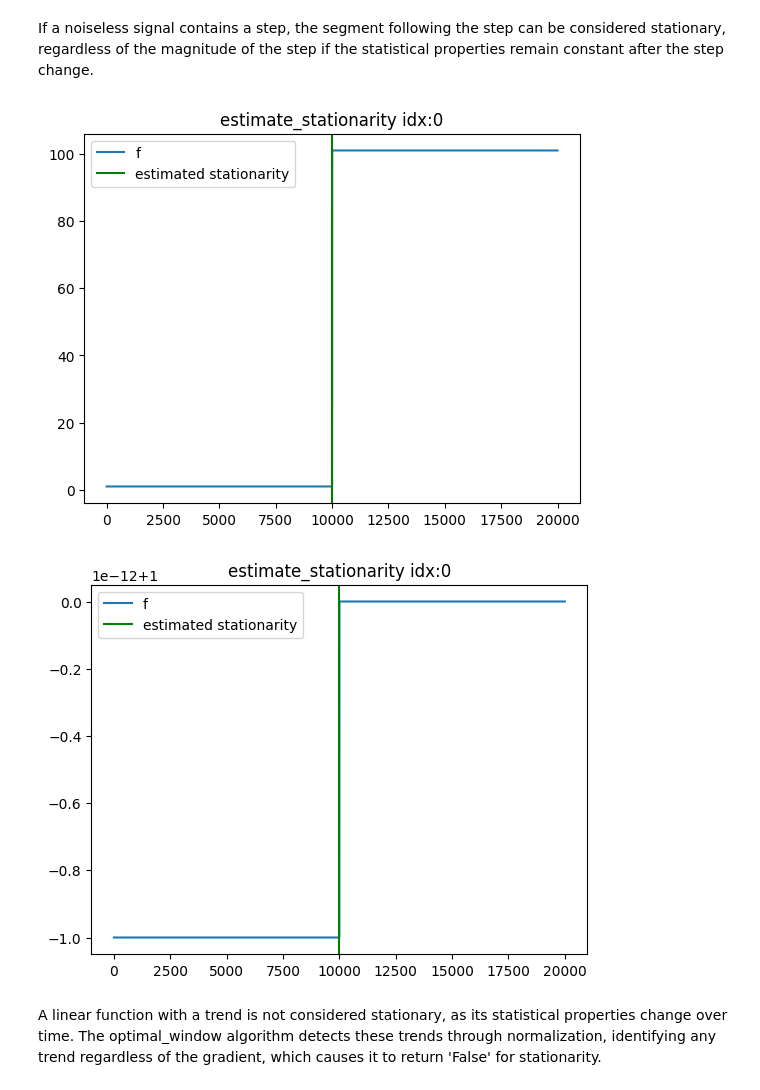
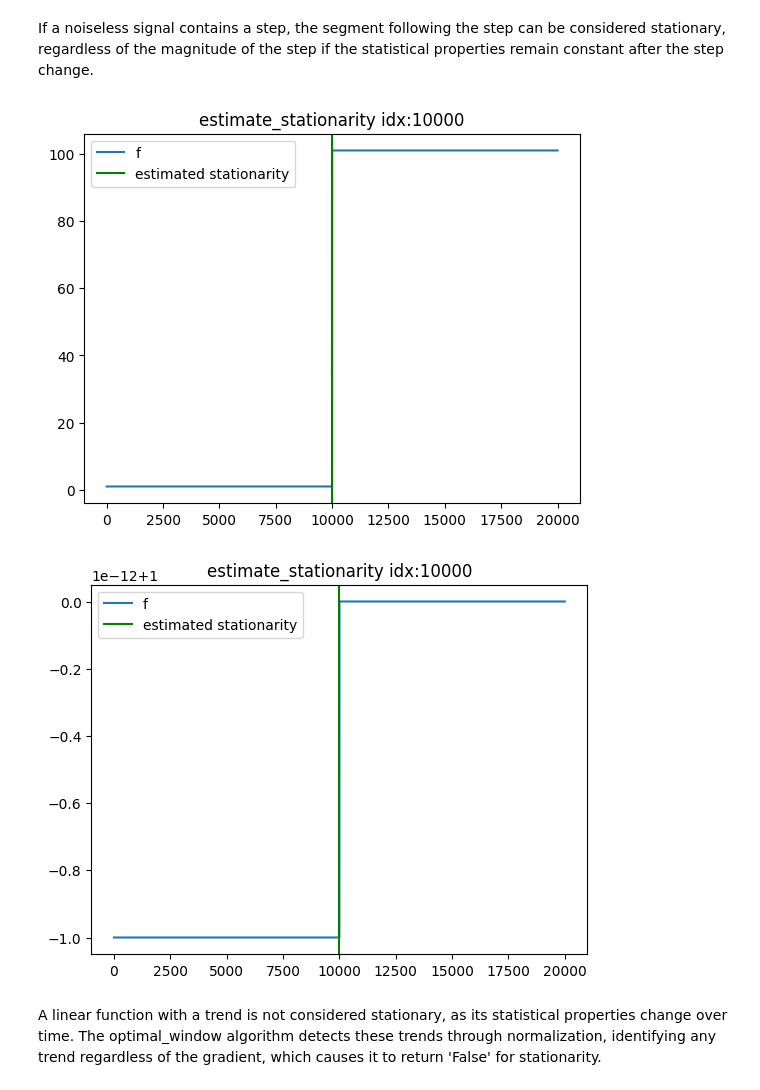
Before and after one commit to MaNyh/NTRfC, a Jupyter notebook: examples/check_timeseries_stationarity.ipynb, the cells around one changed output. Cells and saved outputs as stored; diff of their text form; code cells hidden in the pictures.

```diff
--- a/examples/check_timeseries_stationarity.ipynb
+++ b/examples/check_timeseries_stationarity.ipynb
@@ -117,37 +117,37 @@ If a noiseless signal contains a step, the segment following the step can be con
 # %%
 res = 20000
 
 snr_false = 1e2
 signal_amplitude = 1
 values_stationary = signal_amplitude * np.ones(res)
 stepsize = snr_false / signal_amplitude
 values_stationary[res//2:] = 1 + stepsize
 stationary_timestep_false ,_,_= estimate_stationarity(values_stationary)
 timesteps = np.arange(0,res)
 
 f,axs = plt.subplots(1,1)
 axs.plot(timesteps, values_stationary, label="f")
 axs.axvline(x=timesteps[stationary_timestep_false],ymin=-1,ymax=1, color="green", label="estimated stationarity")
-axs.set_title(f"estimate_stationarity idx:{stationary_timestep}")
+axs.set_title(f"estimate_stationarity idx:{stationary_timestep_false}")
 axs.legend()
 plt.show()
 
 snr = 1e-12
 stepsize = snr / signal_amplitude
 values_stationary = np.ones(res) * signal_amplitude
 values_stationary[res // 2:] = 1 + stepsize
 stationary_timestep_true,_,_ = estimate_stationarity(values_stationary)
 
 
 f,axs = plt.subplots(1,1)
 axs.plot(timesteps, values_stationary, label="f")
-axs.set_title(f"estimate_stationarity idx:{stationary_timestep}")
+axs.set_title(f"estimate_stationarity idx:{stationary_timestep_true}")
 axs.axvline(x=timesteps[stationary_timestep_false],ymin=-1,ymax=1, color="green", label="estimated stationarity")
 axs.legend()
 plt.show()
 # %% [output]
-[figure, old version]
+[figure, new version]
-[figure, old version]
+[figure, new version]
 # %% [markdown]
 A linear function with a trend is not considered stationary, as its statistical properties change over time. The optimal_window algorithm detects these trends through normalization, identifying any trend regardless of the gradient, which causes it to return 'False' for stationarity.
 # %%
```
Also changed, not shown: parts of 4 cells of this notebook.
